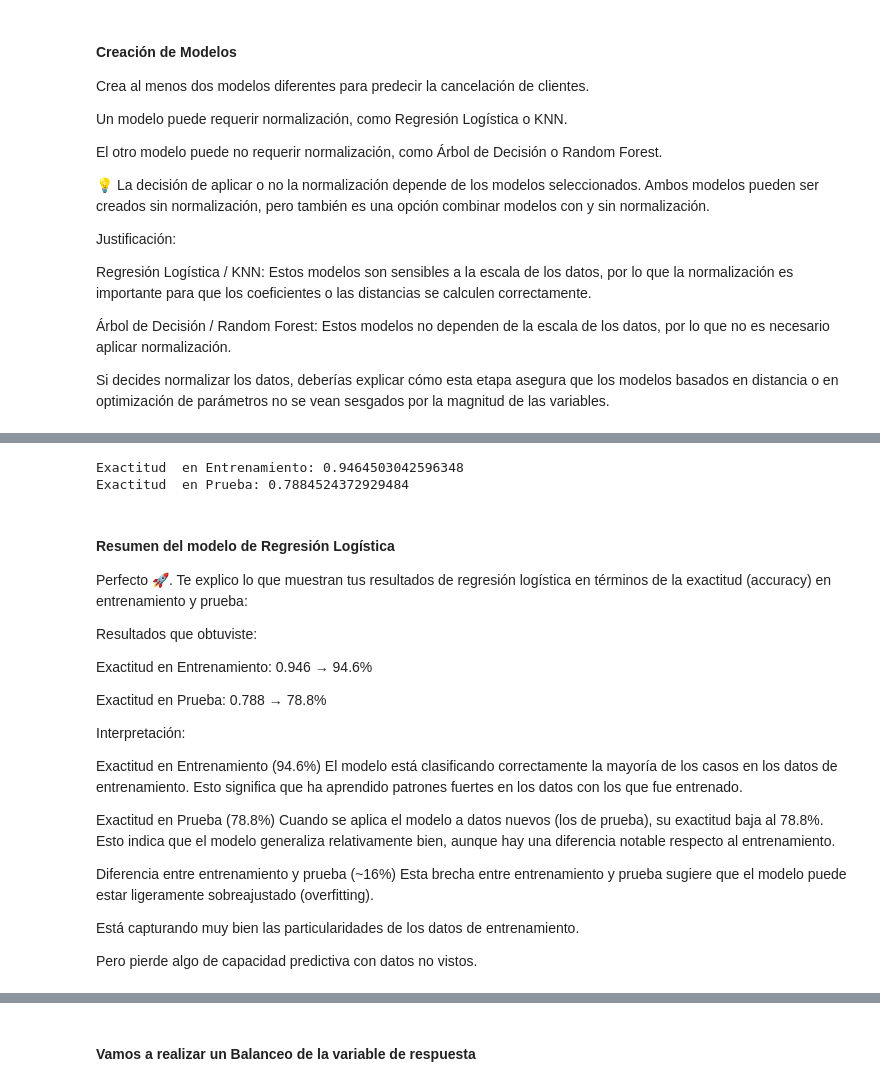
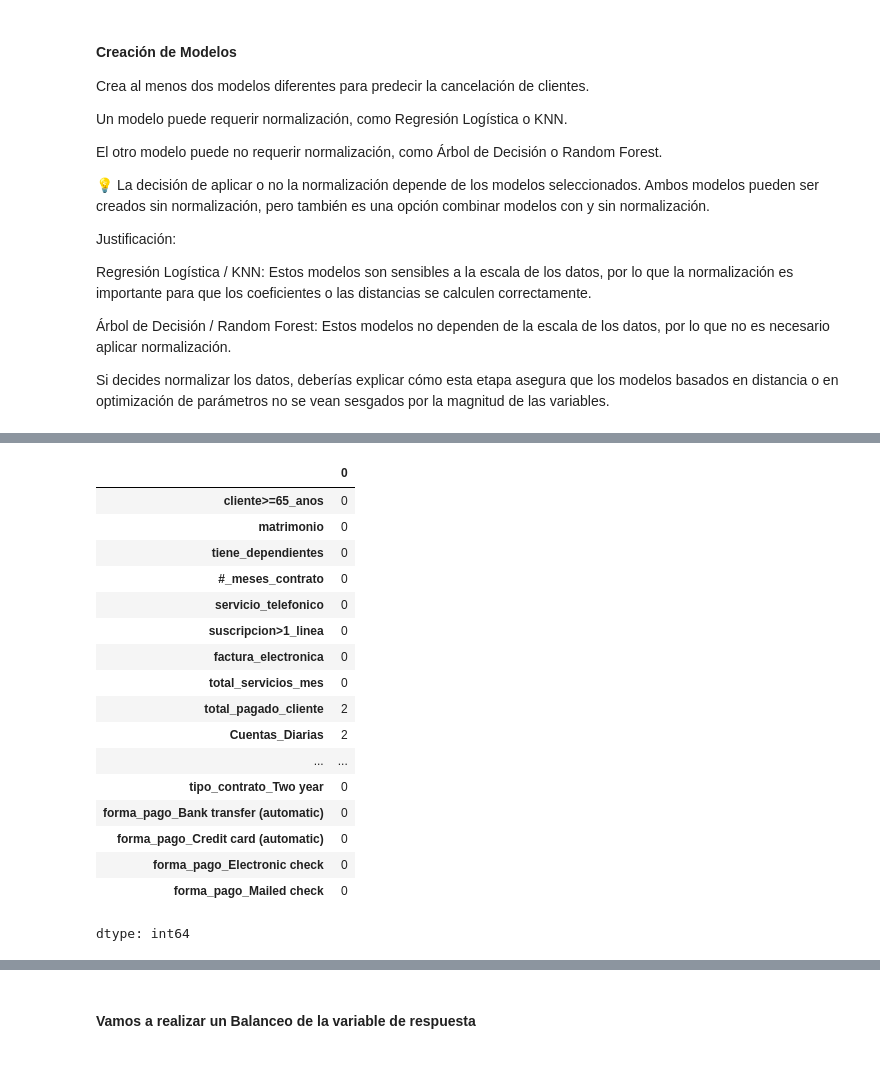
Before and after one commit to Starleen1996/TelecomX_Parte2_Latam_Predicci-n_Modelos, a Jupyter notebook: TelecomX_LATAM_Parte2_Predicción_Modelos_Actualizado.ipynb, the cells around one changed output, grey strips where cells are left out. Drawn from its saved outputs; the diff is of its cells as text; code cells hidden in the pictures.

```diff
--- a/TelecomX_LATAM_Parte2_Predicción_Modelos_Actualizado.ipynb
+++ b/TelecomX_LATAM_Parte2_Predicción_Modelos_Actualizado.ipynb
@@ -477,54 +676,25 @@ from sklearn.linear_model import LogisticRegression
-# %%
-# Detectar variables categóricas y numéricas
-categoricas = X.select_dtypes(include=['object']).columns
-numericas = X.select_dtypes(exclude=['object']).columns
-
-# Preprocesamiento
-preprocessor = ColumnTransformer(
-    transformers=[
-        ('num', StandardScaler(), numericas), #Estandarización de variables numéricas
-        ('cat', OneHotEncoder(handle_unknown='ignore'), categoricas)
-    ]
-)
-
-# Pipeline con regresión logística
-pipeline = Pipeline(steps=[
-    ('preprocessor', preprocessor),
-    ('classifier', LogisticRegression(max_iter=1000))
-])
-
-# Entrenar
-pipeline.fit(X_train, y_train)
-
-# Evaluar
-print("Exactitud  en Entrenamiento:", pipeline.score(X_train, y_train))
-print("Exactitud  en Prueba:", pipeline.score(X_test, y_test))
-# %% [output]
-Exactitud  en Entrenamiento: 0.9464503042596348
-Exactitud  en Prueba: 0.7884524372929484
-# %% [markdown]
-#### Resumen del modelo de Regresión Logística
-
-Perfecto 🚀. Te explico lo que muestran tus resultados de regresión logística en términos de la exactitud (accuracy) en entrenamiento y prueba:
-
-Resultados que obtuviste:
-
-Exactitud en Entrenamiento: 0.946 → 94.6%
-
-Exactitud en Prueba: 0.788 → 78.8%
-
-Interpretación:
-
-Exactitud en Entrenamiento (94.6%)
-El modelo está clasificando correctamente la mayoría de los casos en los datos de entrenamiento. Esto significa que ha aprendido patrones fuertes en los datos con los que fue entrenado.
-
-Exactitud en Prueba (78.8%)
-Cuando se aplica el modelo a datos nuevos (los de prueba), su exactitud baja al 78.8%.
-Esto indica que el modelo generaliza relativamente bien, aunque hay una diferencia notable respecto al entrenamiento.
-
-Diferencia entre entrenamiento y prueba (~16%)
-Esta brecha entre entrenamiento y prueba sugiere que el modelo puede estar ligeramente sobreajustado (overfitting).
-
-Está capturando muy bien las particularidades de los datos de entrenamiento.
-
-Pero pierde algo de capacidad predictiva con datos no vistos.
+# %%
+X_train, X_test, y_train, y_test = train_test_split(X_df, y, test_size=0.3, random_state=42, stratify=y)
+# %%
+# quiero verificar las filas con datos NaN
+X_train.isnull().sum()
+X_test.isnull().sum()
+# %% [output]
+|  | 0 |
+| cliente>=65_anos | 0 |
+| matrimonio | 0 |
+| tiene_dependientes | 0 |
+| #_meses_contrato | 0 |
+| servicio_telefonico | 0 |
+| suscripcion>1_linea | 0 |
+| factura_electronica | 0 |
+| total_servicios_mes | 0 |
+| total_pagado_cliente | 2 |
+| Cuentas_Diarias | 2 |
+| ... | ... |
+| tipo_contrato_Two year | 0 |
+| forma_pago_Bank transfer (automatic) | 0 |
+| forma_pago_Credit card (automatic) | 0 |
+| forma_pago_Electronic check | 0 |
+| forma_pago_Mailed check | 0 |
+dtype: int64
```
Also changed, not shown: parts of 33 cells of this notebook.
